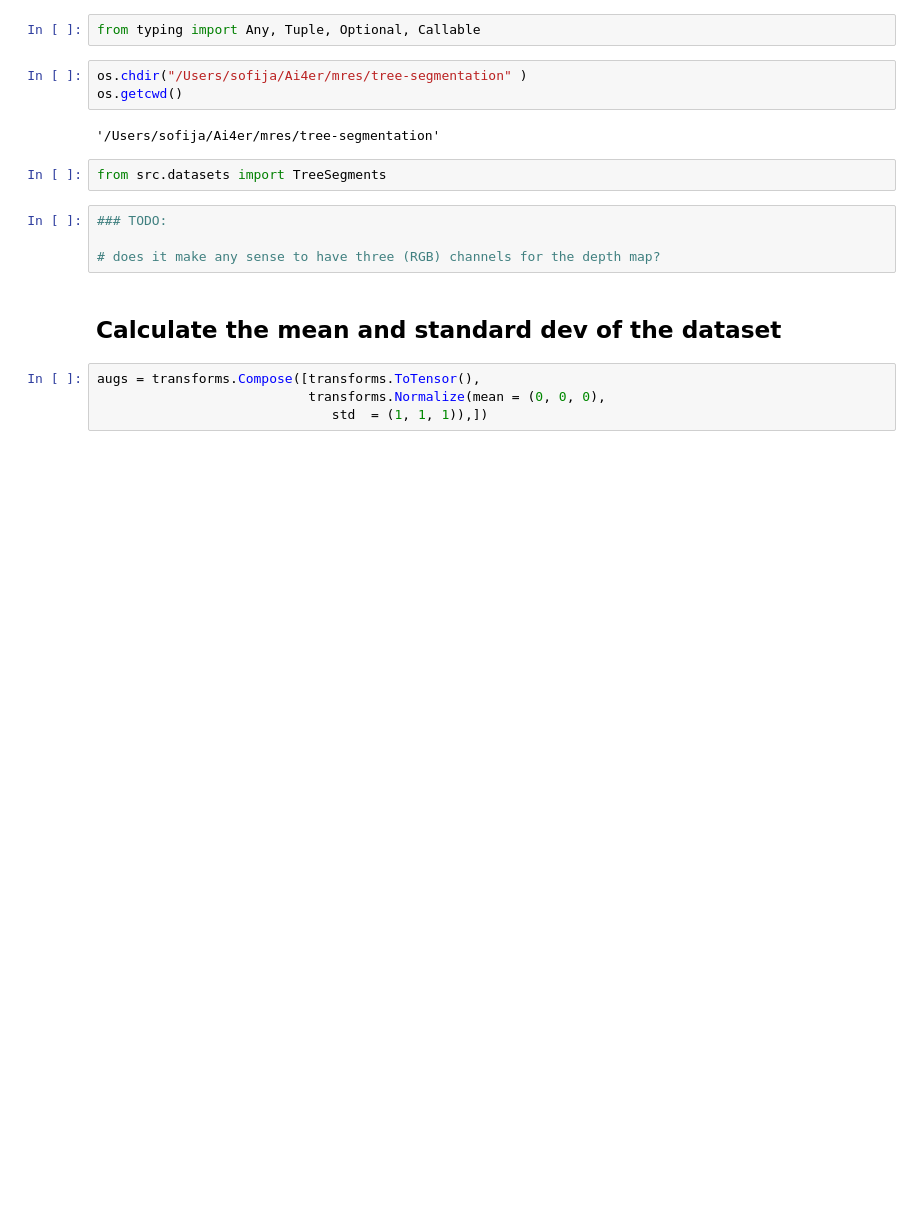
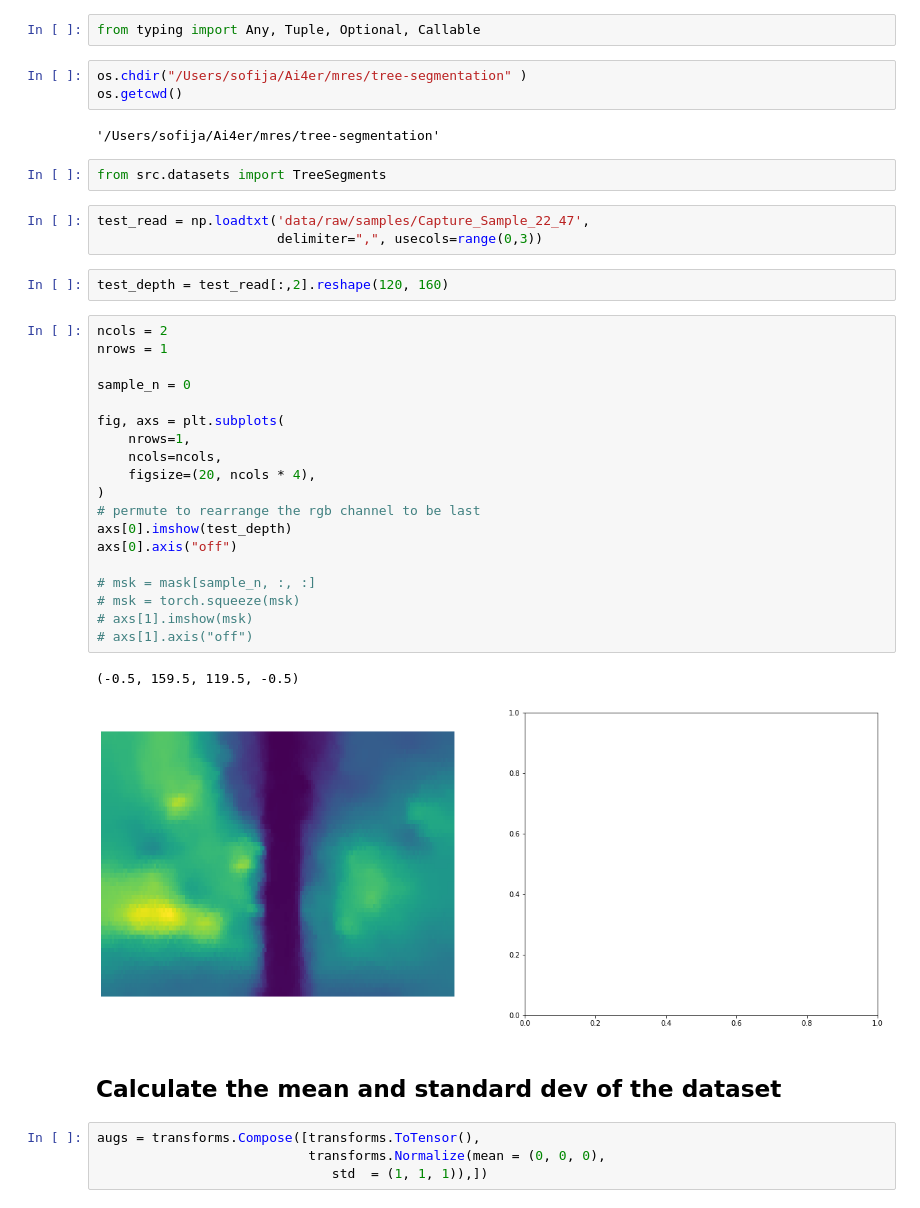
Before and after one commit to sofstef/tree-segmentation, a Jupyter notebook: notebooks/exploratory/1.0_ss_dataset.ipynb, the cells around one changed output. Drawn from its saved outputs; the diff is of its cells as text; blank space fills up the shorter version.

```diff
--- a/notebooks/exploratory/1.0_ss_dataset.ipynb
+++ b/notebooks/exploratory/1.0_ss_dataset.ipynb
@@ -24,10 +26,33 @@ os.getcwd()
 '/Users/sofija/Ai4er/mres/tree-segmentation'
 # %%
 from src.datasets import TreeSegments
-# %%
-### TODO:
-
-# does it make any sense to have three (RGB) channels for the depth map?
+# %%
+test_read = np.loadtxt('data/raw/samples/Capture_Sample_22_47',
+                       delimiter=",", usecols=range(0,3))
+# %%
+test_depth = test_read[:,2].reshape(120, 160)
+# %%
+ncols = 2
+nrows = 1
+
+sample_n = 0
+
+fig, axs = plt.subplots(
+    nrows=1,
+    ncols=ncols,
+    figsize=(20, ncols * 4),
+)
+# permute to rearrange the rgb channel to be last
+axs[0].imshow(test_depth)
+axs[0].axis("off")
+
+# msk = mask[sample_n, :, :]
+# msk = torch.squeeze(msk)
+# axs[1].imshow(msk)
+# axs[1].axis("off")
+# %% [output]
+(-0.5, 159.5, 119.5, -0.5)
+[figure, added]
 # %% [markdown]
 ## Calculate the mean and standard dev of the dataset
 # %%
```
Also changed, not shown: parts of 29 cells of this notebook, 2 other files.
